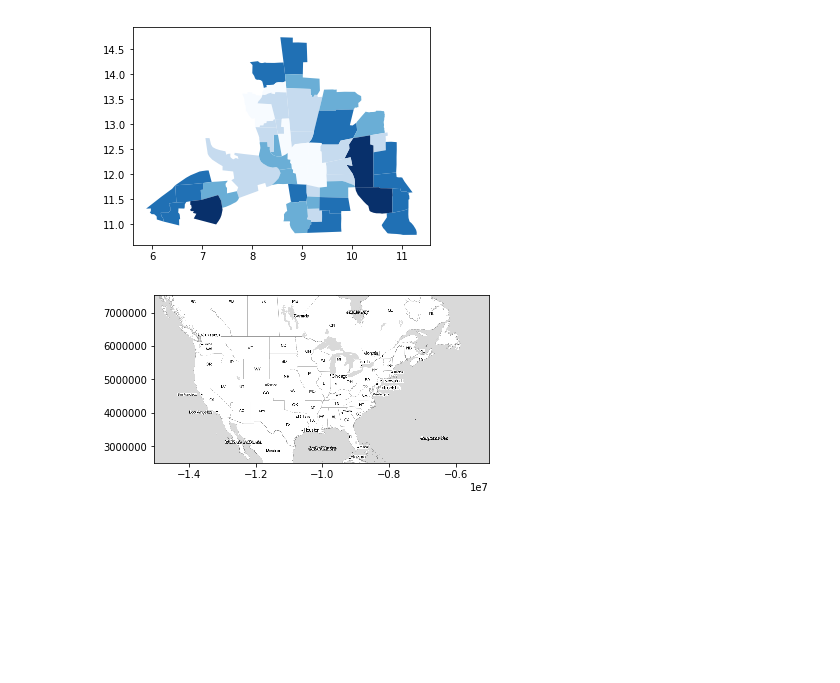
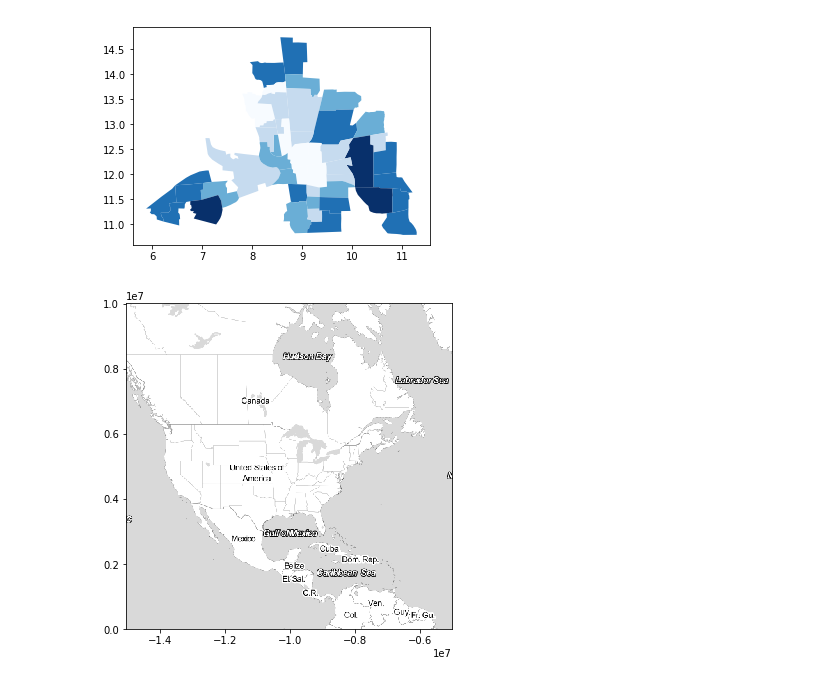
Before and after one commit to darribas/gds18, a Jupyter notebook: content/infrastructure/check_gds_stack.ipynb, the cells around one changed output. Cells and saved outputs as stored; diff of their text form; code cells hidden in the pictures; blank space fills up the shorter version.

```diff
--- a/content/infrastructure/check_gds_stack.ipynb
+++ b/content/infrastructure/check_gds_stack.ipynb
@@ -104,23 +104,23 @@ plt.show()
 # %%
 import numpy as np
 import contextily as ctx
 tl = ctx.tile_providers.ST_TONER_LITE
 
 db = gpd.read_file(ps.examples.get_path('us48.shp'))
 db.crs = {'init': 'epsg:4326'}
 w, s, e, n = db.to_crs(epsg=3857).total_bounds
 dbp = db.to_crs(epsg=3857)
 # Download raster
-_ = ctx.bounds2raster(w, s, e, n, 4, 'us.tif', url=tl)
+_ = ctx.bounds2raster(w, s, e, n, 'us.tif', url=tl)
 # Load up and plot
 source = rio.open('us.tif', 'r')
 red = source.read(1)
 green = source.read(2)
 blue = source.read(3)
 pix = np.dstack((red, green, blue))
 bounds = (source.bounds.left, source.bounds.right, \
           source.bounds.bottom, source.bounds.top)
 f = plt.figure(figsize=(6, 6))
 ax = plt.imshow(pix, extent=bounds)
 # %% [output]
-[figure, old version]
+[figure, new version]
```
Also changed, not shown: parts of 2 cells of this notebook.
